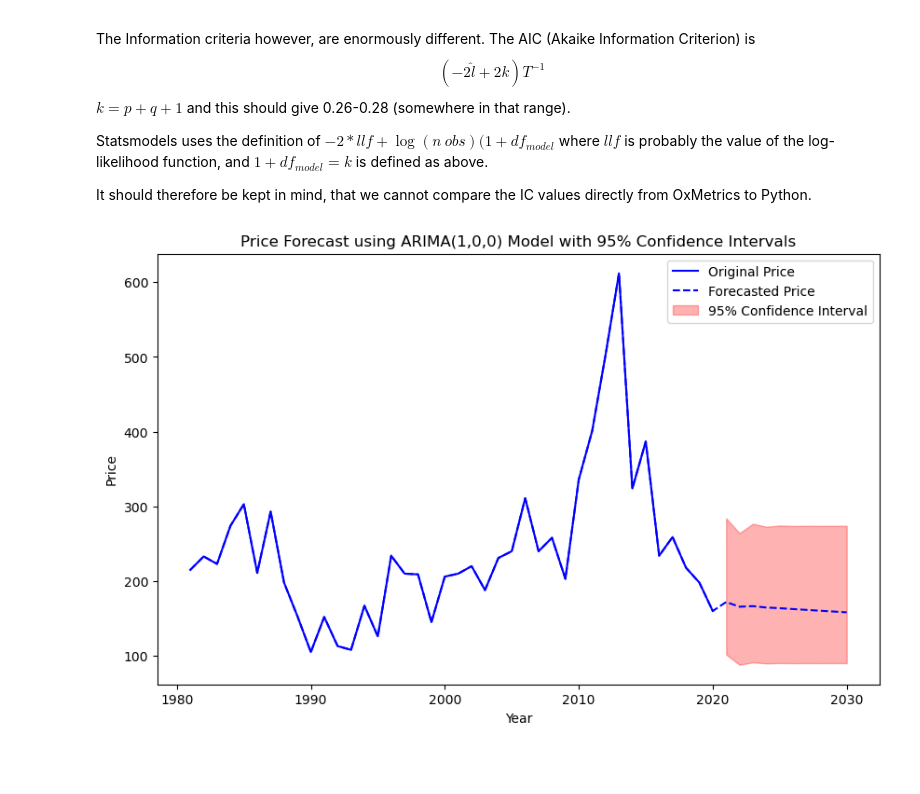
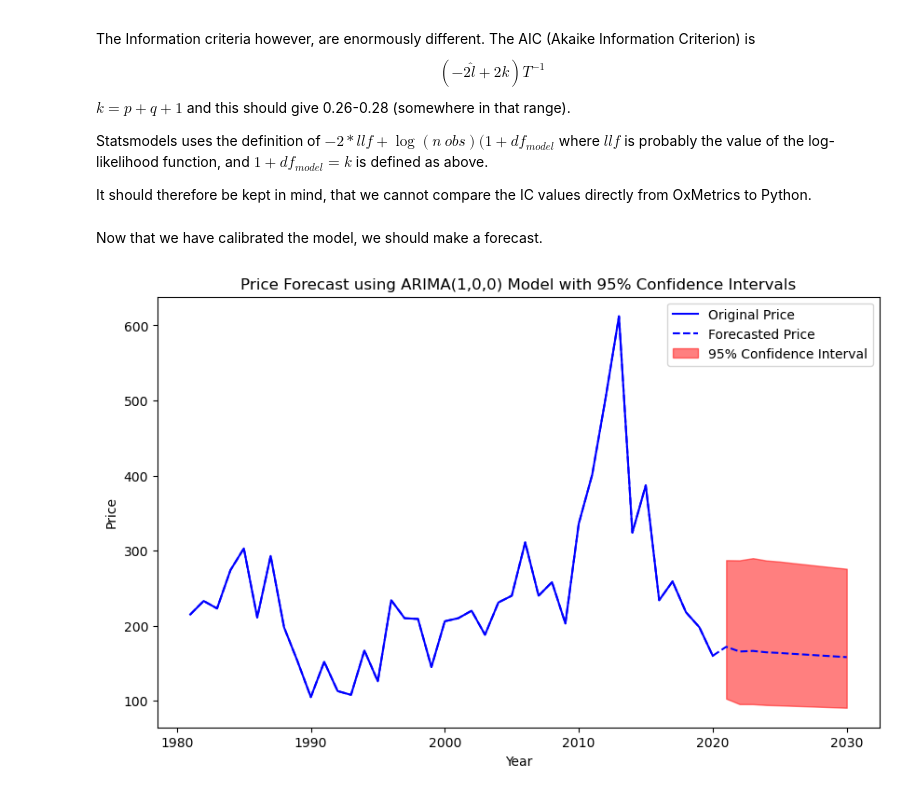
Before and after one commit to VictorFRasmussen/Heston-model, a Jupyter notebook: EconometricsII_assignment1.ipynb, the cells around one changed output. Drawn from its saved outputs; the diff is of its cells as text; code cells hidden in the pictures; blank space fills up the shorter version.

```diff
--- a/EconometricsII_assignment1.ipynb
+++ b/EconometricsII_assignment1.ipynb
@@ -170,13 +170,16 @@ $k=p+q+1$ and this should give 0.26-0.28 (somewhere in that range).
 Statsmodels uses the definition of $-2*llf+\log(n\ obs)(1+df_{model}$ where $llf$ is probably the value of the log-likelihood function, and $1+df_{model}=k$ is defined as above.
 
 It should therefore be kept in mind, that we cannot compare the IC values directly from OxMetrics to Python.
+# %% [markdown]
+Now that we have calibrated the model, we should make a forecast.
 # %%
+# 4. Forecasting future values with 95% confidence intervals
 forecast_steps = 10
 forecast_obj = arma_model.get_forecast(steps=forecast_steps)
 forecast_mean = forecast_obj.predicted_mean
 conf_int = forecast_obj.conf_int(alpha=0.05)  # 95% confidence intervals
 
-# Reverse the log difference to get the price forecast
+# 5. Reverse the log difference to get the price forecast
 # Start by taking the last known price
 last_price = data['P'].iloc[-1]
 forecast_prices = [last_price]
@@ -189,40 +192,47 @@ for diff in forecast_mean:
 # Remove the initial last_price used as starting point
 forecast_prices = forecast_prices[1:]
 
-# Also transform the confidence intervals
+# 6. Transform the confidence intervals
 conf_int_transformed = []
-for lower, upper in conf_int.values:
-    lower_price = forecast_prices[-1] * np.exp(lower)
-    upper_price = forecast_prices[-1] * np.exp(upper)
+previous_price = last_price  # Initialize with the last known actual price
+
+# Loop through forecasted mean and confidence intervals
+for i, (mean_ci_lower, mean_ci_upper) in enumerate(conf_int.values):
+    # Lower and upper confidence intervals using the previous price (t-1)
+    lower_price = previous_price * np.exp(mean_ci_lower)
+    upper_price = previous_price * np.exp(mean_ci_upper)
     conf_int_transformed.append((lower_price, upper_price))
+
+    # Update previous_price to the forecasted price at step t for the next iteration
+    previous_price = forecast_prices[i]
 
 # Split confidence intervals into lower and upper bounds
 lower_bounds, upper_bounds = zip(*conf_int_transformed)
 
-# Plotting the results
+# 7. Plotting the results
 plt.figure(figsize=(10, 6))
 
 # Plot original price series
 plt.plot(data['year'], data['P'], label='Original Price', color='blue')
 
 # Create new arrays that include the last original price to connect to forecast
 extended_years = np.append(data['year'].values, np.arange(data['year'].iloc[-1] + 1, data['year'].iloc[-1] + forecast_steps + 1))
 extended_prices = np.append(data['P'].values, forecast_prices)
 
 # Plot forecasted price series, starting with the last known price to connect smoothly
 plt.plot(extended_years, extended_prices, label='Forecasted Price', color='blue', linestyle='--')
 
 # Plot confidence intervals
 forecast_years = np.arange(data['year'].iloc[-1] + 1, data['year'].iloc[-1] + forecast_steps + 1)
-plt.fill_between(forecast_years, lower_bounds, upper_bounds, color='red', alpha=0.3, label='95% Confidence Interval')
+plt.fill_between(forecast_years, lower_bounds, upper_bounds, color='red', alpha=0.5, label='95% Confidence Interval')
 
 # Add labels and legend
 plt.xlabel('Year')
 plt.ylabel('Price')
 plt.title('Price Forecast using ARIMA(1,0,0) Model with 95% Confidence Intervals')
 plt.legend()
 
 # Show plot
 plt.show()
 # %% [output]
-[figure, old version]
+[figure, new version]
```
Also changed, not shown: parts of 5 cells of this notebook.
